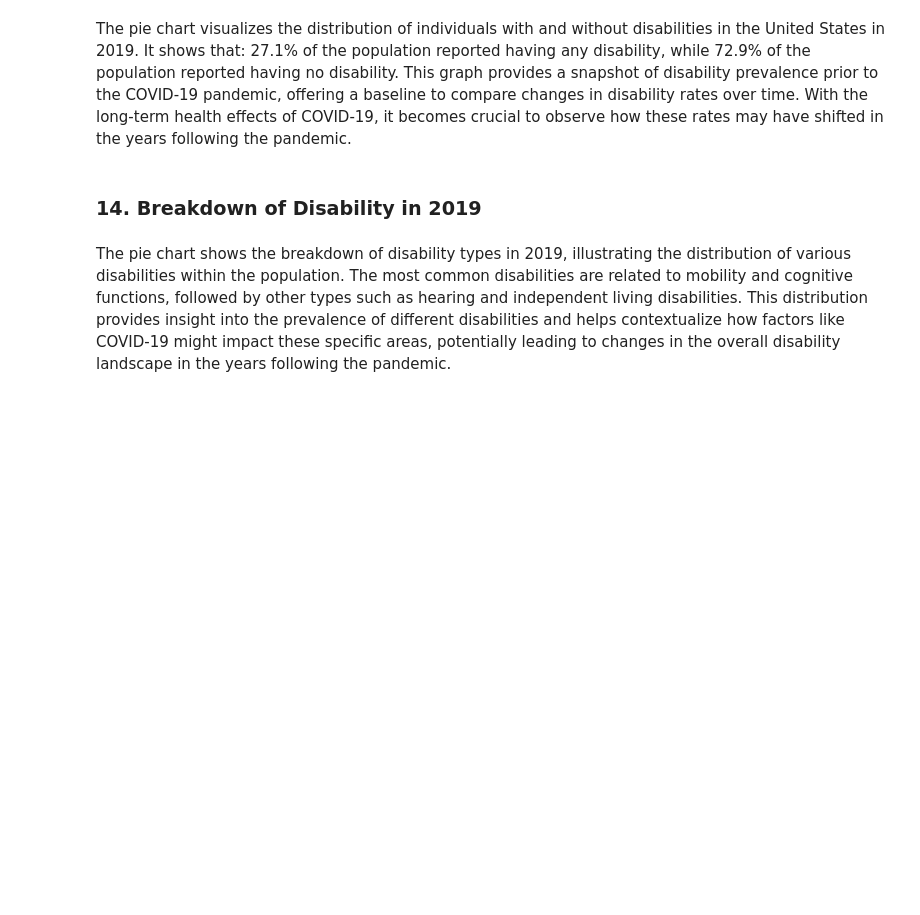
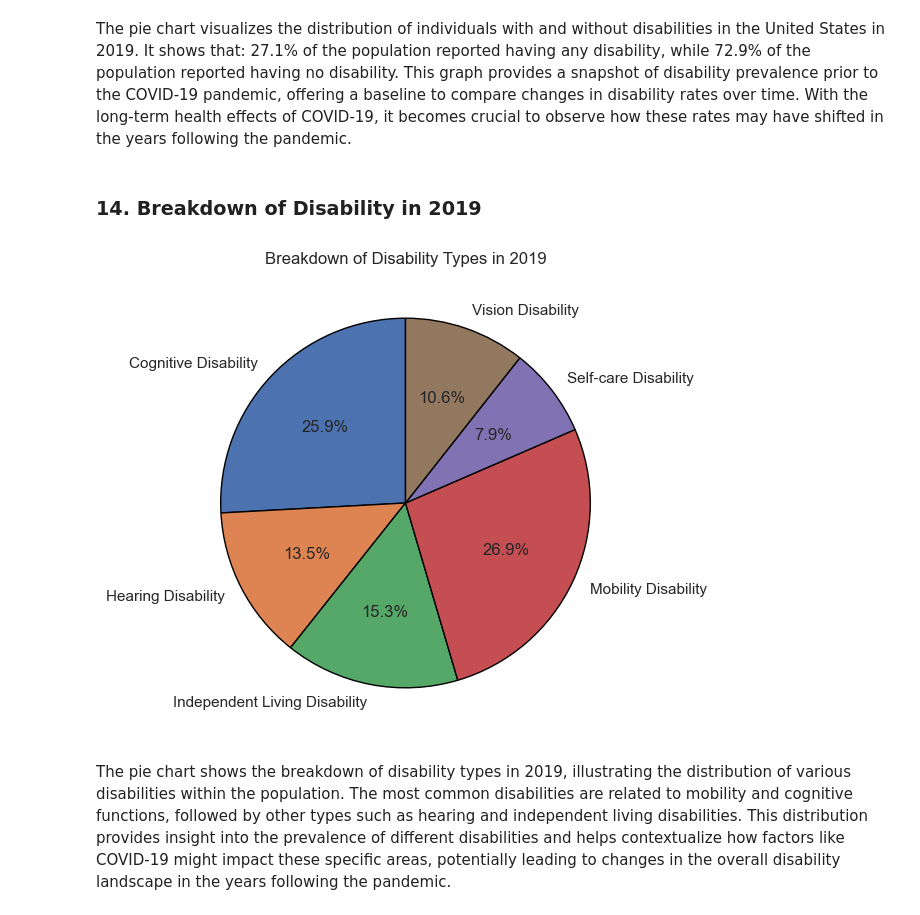
Before and after one commit to DATA5310/covid_effects, a Jupyter notebook: notebooks/homeworks/3.homework_9.ipynb, the cells around one changed output. Saved outputs shown, nothing was run; the diff lists cells and outputs as text; code cells hidden in the pictures; blank space fills up the shorter version.

```diff
--- a/notebooks/homeworks/3.homework_9.ipynb
+++ b/notebooks/homeworks/3.homework_9.ipynb
@@ -799,23 +801,25 @@ This graph provides a snapshot of disability prevalence prior to the COVID-19 pa
 # %% [markdown]
 ### 14. Breakdown of Disability in 2019
 # %%
-disabilities_2019 = disability_filtered[
-    (disability_filtered["Year"] == 2019)
-    & (~disability_filtered["Question"].isin(["Any Disability", "No Disability"]))
+disabilities_2019 = disability_df[
+    (disability_df["Year"] == "2019")
+    & (~disability_df["Question"].isin(["Any Disability", "No Disability"]))
 ]
 
 data_summary = disabilities_2019.groupby("Question")["DataValue"].sum()
 
 plt.figure(figsize=(6, 6))
 plt.pie(
     data_summary,
     labels=data_summary.index,
     autopct="%1.1f%%",
     startangle=90,
     wedgeprops={"edgecolor": "black"},
 )
 plt.title("Breakdown of Disability Types in 2019")
 plt.show()
+# %% [output]
+[figure, added]
 # %% [markdown]
 The pie chart shows the breakdown of disability types in 2019, illustrating the distribution of various disabilities within the population. The most common disabilities are related to mobility and cognitive functions, followed by other types such as hearing and independent living disabilities. This distribution provides insight into the prevalence of different disabilities and helps contextualize how factors like COVID-19 might impact these specific areas, potentially leading to changes in the overall disability landscape in the years following the pandemic.
 # %% [markdown]
```
Also changed, not shown: parts of 17 cells of this notebook, 3 other files.
